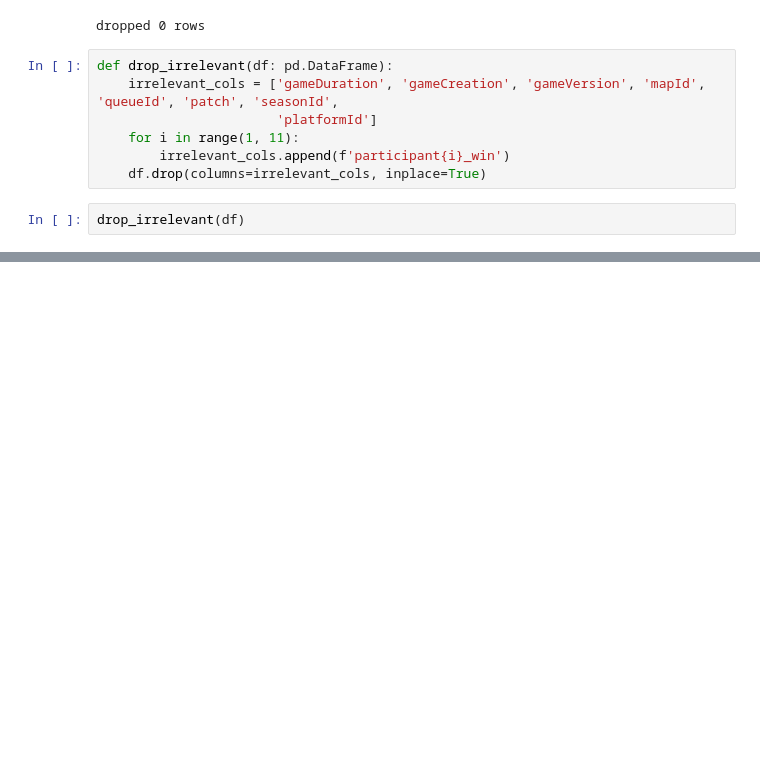
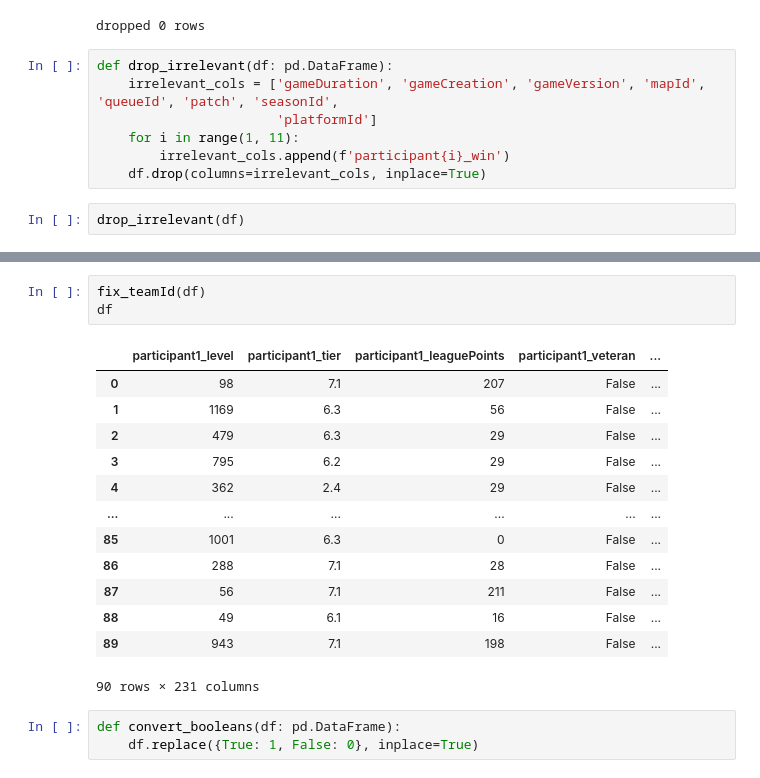
Before and after one commit to MoritzPalm/LeagueOfLegendsWinPrediction, a Jupyter notebook: Exploration/explore_data.ipynb, the cells around one changed output, grey strips where cells are left out. Saved outputs shown, nothing was run; the diff lists cells and outputs as text; blank space fills up the shorter version.

```diff
--- a/Exploration/explore_data.ipynb
+++ b/Exploration/explore_data.ipynb
@@ -114,0 +224,20 @@ drop_irrelevant(df)
+# %%
+fix_teamId(df)
+df
+# %% [output]
+|  | participant1_level | participant1_tier | participant1_leaguePoints | participant1_veteran | ... |
+| 0 | 98 | 7.1 | 207 | False | ... |
+| 1 | 1169 | 6.3 | 56 | False | ... |
+| 2 | 479 | 6.3 | 29 | False | ... |
+| 3 | 795 | 6.2 | 29 | False | ... |
+| 4 | 362 | 2.4 | 29 | False | ... |
+| ... | ... | ... | ... | ... | ... |
+| 85 | 1001 | 6.3 | 0 | False | ... |
+| 86 | 288 | 7.1 | 28 | False | ... |
+| 87 | 56 | 7.1 | 211 | False | ... |
+| 88 | 49 | 6.1 | 16 | False | ... |
+| 89 | 943 | 7.1 | 198 | False | ... |
+90 rows × 231 columns
+# %%
+def convert_booleans(df: pd.DataFrame):
+    df.replace({True: 1, False: 0}, inplace=True)
```
Also changed, not shown: parts of 27 cells of this notebook, 2 other files.
